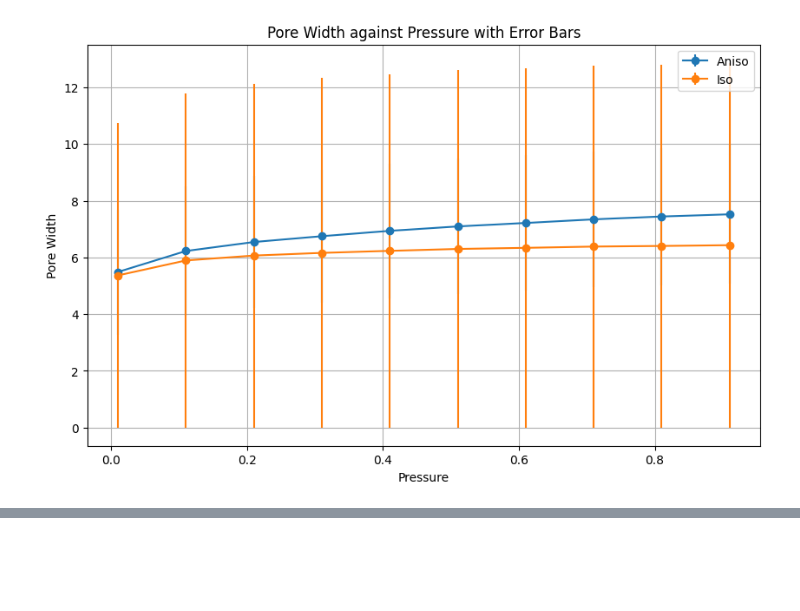
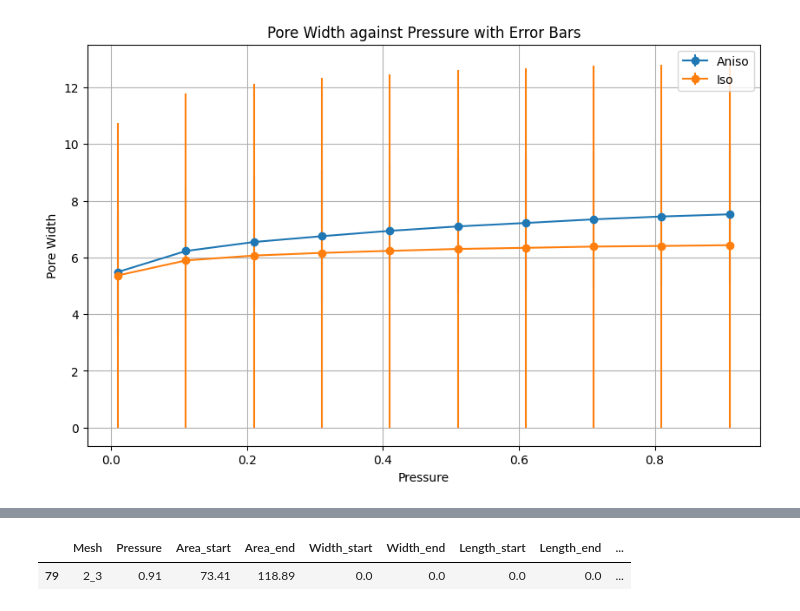
Before and after one commit to mtomtom/onion-stomatal-geometry, a Jupyter notebook: output/results.ipynb, the cells around one changed output, grey strips where cells are left out. Saved outputs shown, nothing was run; the diff lists cells and outputs as text; code cells hidden in the pictures; blank space fills up the shorter version.

```diff
--- a/output/results.ipynb
+++ b/output/results.ipynb
@@ -203,0 +328,5 @@ plt.show()
+# %%
+data
+# %% [output]
+|  | Mesh | Pressure | Area_start | Area_end | Width_start | Width_end | Length_start | Length_end | ... |
+| 79 | 2_3 | 0.91 | 73.41 | 118.89 | 0.0 | 0.0 | 0.0 | 0.0 | ... |
```
Also changed, not shown: parts of 8 cells of this notebook, 2 other files.
